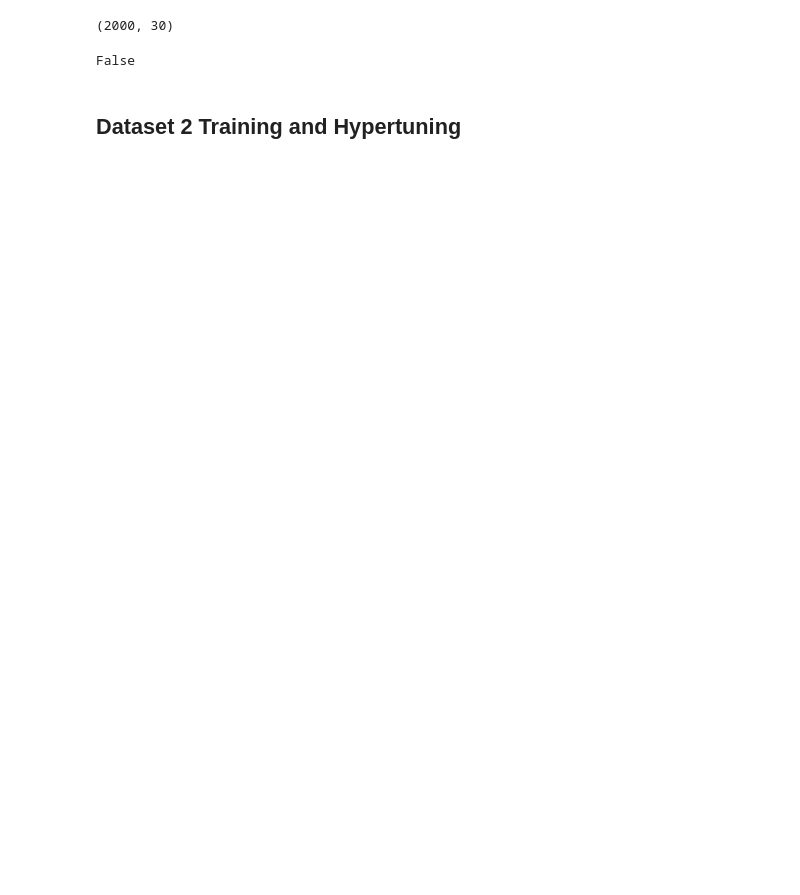
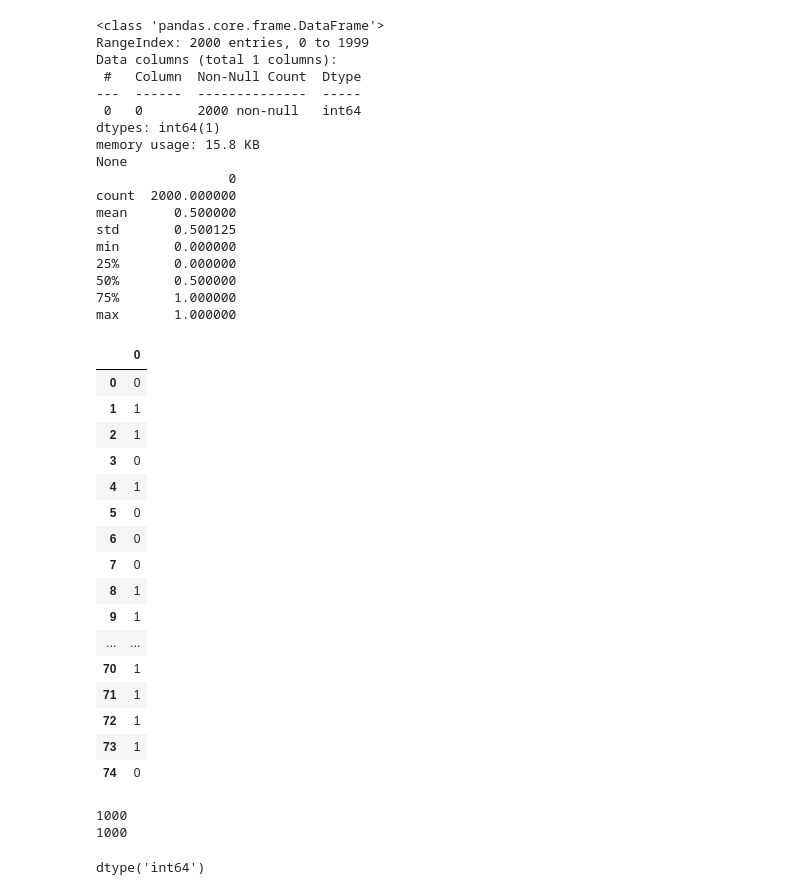
Before and after one commit to mbhimasani/Assignment_1, a Jupyter notebook: dataset_2_learners.ipynb, the cells around one changed output. Drawn from its saved outputs; the diff is of its cells as text; code cells hidden in the pictures; blank space fills up the shorter version.

```diff
--- a/dataset_2_learners.ipynb
+++ b/dataset_2_learners.ipynb
@@ -64,9 +80,53 @@ None
 # %%
-print(df.shape)
-df.isna().any().any()
+print(y_data_df.info())
+print(y_data_df.describe())
+y_data_df.head(75)
 # %% [output]
-(2000, 30)
+<class 'pandas.core.frame.DataFrame'>
+RangeIndex: 2000 entries, 0 to 1999
+Data columns (total 1 columns):
+ #   Column  Non-Null Count  Dtype
+---  ------  --------------  -----
+ 0   0       2000 non-null   int64
+dtypes: int64(1)
+memory usage: 15.8 KB
+None
+                 0
+count  2000.000000
+mean      0.500000
+std       0.500125
+min       0.000000
+25%       0.000000
+50%       0.500000
+75%       1.000000
+max       1.000000
-False
+|  | 0 |
+| 0 | 0 |
+| 1 | 1 |
+| 2 | 1 |
+| 3 | 0 |
+| 4 | 1 |
+| 5 | 0 |
+| 6 | 0 |
+| 7 | 0 |
+| 8 | 1 |
+| 9 | 1 |
+| ... | ... |
+| 70 | 1 |
+| 71 | 1 |
+| 72 | 1 |
+| 73 | 1 |
+| 74 | 0 |
-# %% [markdown]
-<h2>Dataset 2 Training and Hypertuning</h2>
+# %%
+print(len(y_data_df[(y_data_df[0]==1)]))
+print(len(y_data_df[(y_data_df[0]==0)]))
+# %% [output]
+1000
+1000
+# %%
+# split into train, validation and testing sets
+x_train, x_test, y_train, y_test = train_test_split(x_data, y_data, test_size = 0.2, random_state = rs, shuffle = True)
+y_train.dtype
+# %% [output]
+dtype('int64')
 # %%
```
Also changed, not shown: parts of 10 cells of this notebook.
